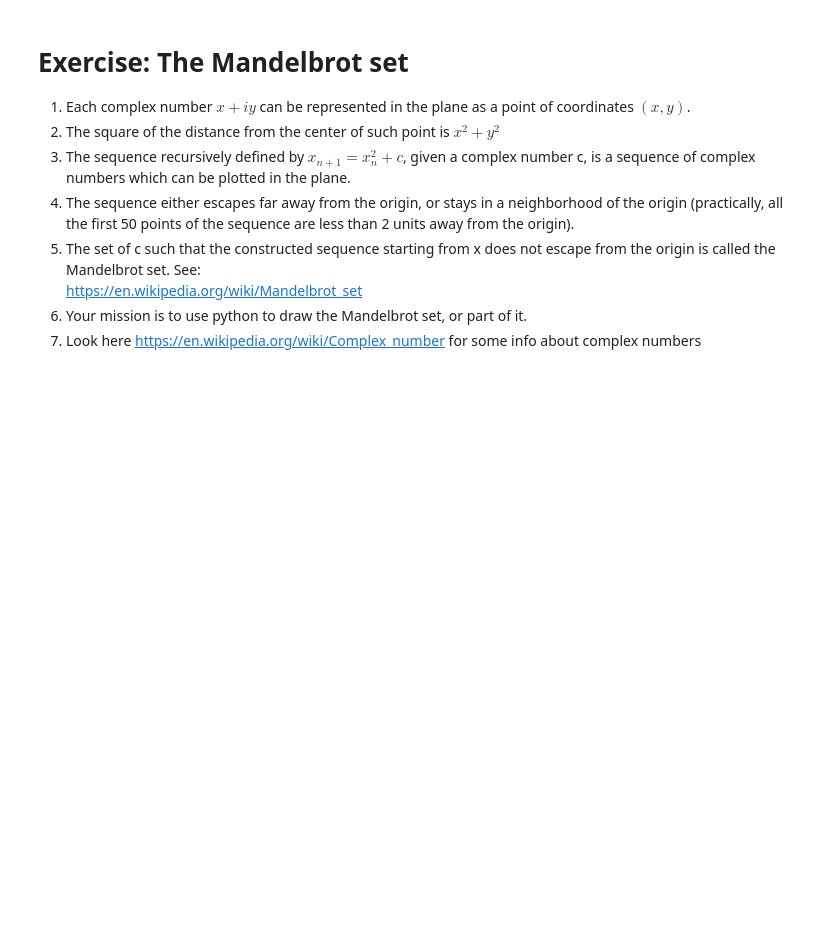
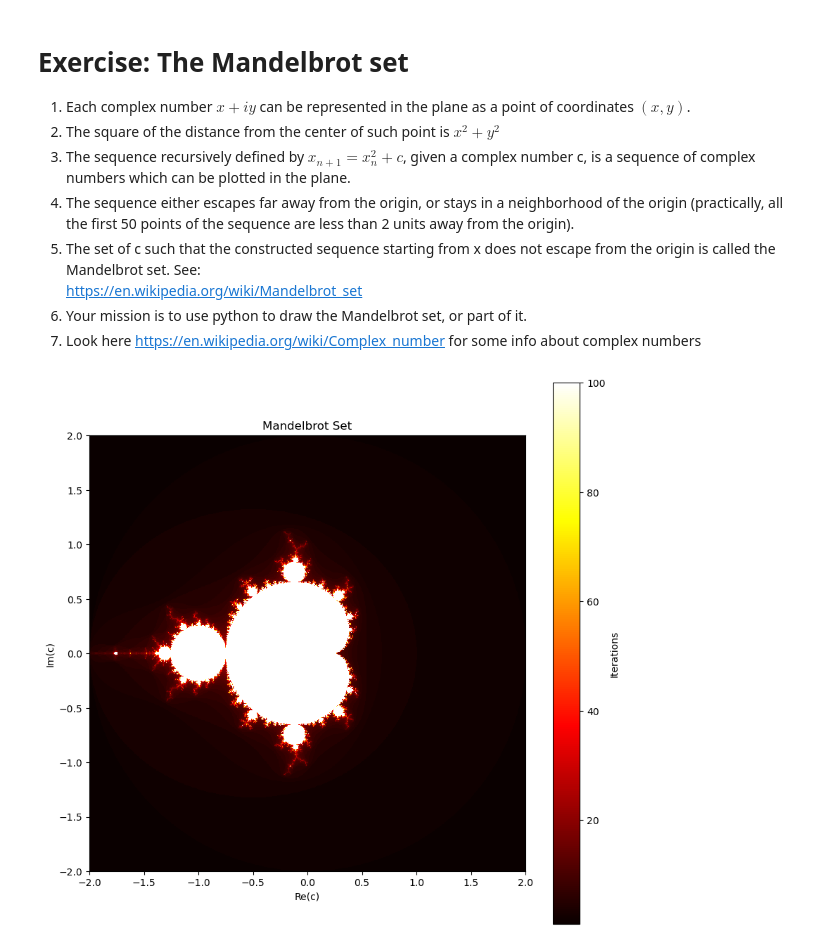
Before and after one commit to uyenle303/Python-ClassNotes, a Jupyter notebook: Untitled.ipynb, the cells around one changed output. Saved outputs shown, nothing was run; the diff lists cells and outputs as text; code cells hidden in the pictures; blank space fills up the shorter version.

```diff
--- a/Untitled.ipynb
+++ b/Untitled.ipynb
@@ -78,3 +78,44 @@ https://en.wikipedia.org/wiki/Mandelbrot_set
    for some info about complex numbers
 # %%
 #Question 1
+
+import numpy as np
+import matplotlib.pyplot as plt
+
+# Define a function to check if a point is in the Mandelbrot set
+def mandelbrot(c, max_iter):
+    z = 0
+    for n in range(max_iter):
+        if abs(z) > 2:
+            return n
+        z = z*z + c
+    return max_iter
+
+# Define the parameters for the plot
+xmin, xmax = -2, 2
+ymin, ymax = -2, 2
+width, height = 800, 800
+max_iter = 100
+
+# Create a grid of complex numbers
+x = np.linspace(xmin, xmax, width)
+y = np.linspace(ymin, ymax, height)
+X, Y = np.meshgrid(x, y)
+Z = X + 1j * Y
+
+# Compute the Mandelbrot set
+M = np.zeros((height, width))
+for i in range(height):
+    for j in range(width):
+        M[i, j] = mandelbrot(Z[i, j], max_iter)
+
+# Plot the Mandelbrot set
+plt.figure(figsize=(10, 10))
+plt.imshow(M, extent=(xmin, xmax, ymin, ymax), cmap='hot', interpolation='nearest')
+plt.colorbar(label='Iterations')
+plt.title('Mandelbrot Set')
+plt.xlabel('Re(c)')
+plt.ylabel('Im(c)')
+plt.show()
+# %% [output]
+[figure, added]
```
